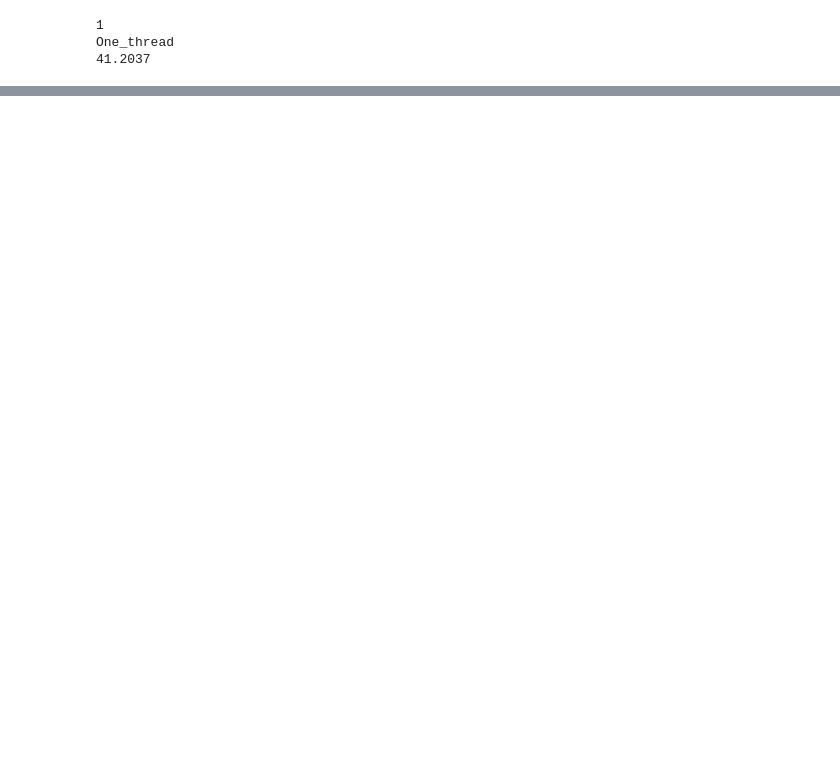
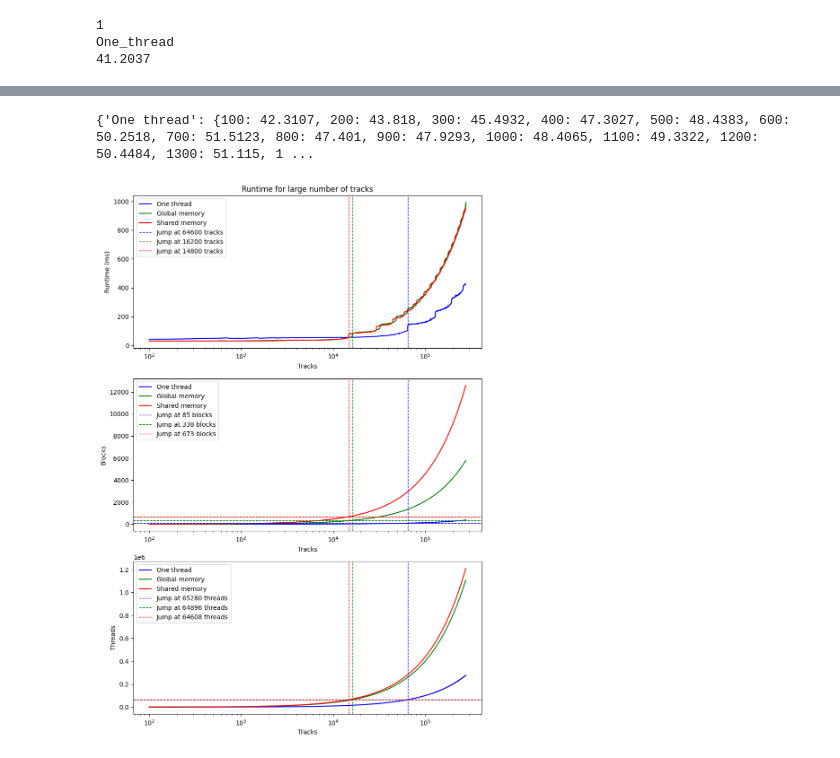
Before and after one commit to simbarras/tb23-gpu-opt-celeritas, a Jupyter notebook: result.ipynb, the cells around one changed output, grey strips where cells are left out. Drawn from its saved outputs; the diff is of its cells as text; code cells hidden in the pictures; blank space fills up the shorter version.

```diff
--- a/result.ipynb
+++ b/result.ipynb
@@ -42,3 +50,9 @@ v0_2_base = {
     40: 41.6768,
     100: 104.389,
 }
+
+v0_2_speedup = {}
+for k, v in v0_2.items():
+    v0_2_speedup[k] = v0_2_base[k] / v * 100
+
+print(v0_2_speedup)
@@ -86,3 +110,9 @@ v0_4_base = {
     40: 41.5304,
     100: 104.02,
 }
+
+v0_4_speedup = {}
+for k, v in v0_4.items():
+    v0_4_speedup[k] = v0_4_base[k] / v * 100
+
+print(v0_4_speedup)
@@ -207,0 +254,26 @@ plt.show()
+# %%
+multi_block_data = {
+    'One thread': {},
+    'Global memory': {},
+    'Shared memory': {},
+}
+
+with open('output2.txt', 'r') as f:
+    for line in f:
+        # Example: info: With x states (time in ms):    One thread=y1      Global memory=y2   Shared memory=y3
+        # x is the number of states
+        # y1 is the time in ms for the one thread implementation
+        # y2 is the time in ms for the global memory implementation
+        # y3 is the time in ms for the shared memory implementation
+        if line.startswith('info: With'):
+            match = re.search(r'info: With (\d+) states \(time in ms\): +One thread=(\d+|\d+\.\d+) +Global memory=(\d+|\d+\.\d+) +Shared memory=(\d+|\d+\.\d+)', line)
+            if match:
+                multi_block_data['One thread'][int(match.group(1))] = float(match.group(2))
+                multi_block_data['Global memory'][int(match.group(1))] = float(match.group(3))
+                multi_block_data['Shared memory'][int(match.group(1))] = float(match.group(4))
+            else:
+                print('Error parsing line: {}'.format(line))
+
+print(multi_block_data)
+# %% [output]
+{'One thread': {100: 42.3107, 200: 43.818, 300: 45.4932, 400: 47.3027, 500: 48.4383, 600: 50.2518, 700: 51.5123, 800: 47.401, 900: 47.9293, 1000: 48.4065, 1100: 49.3322, 1200: 50.4484, 1300: 51.115, 1 ...
@@ -207,0 +419,4 @@ plt.show()
+# %%
+show_graph('log')
+# %% [output]
+[figure, added]
```
Also changed, not shown: parts of 15 cells of this notebook, 27 other files.
